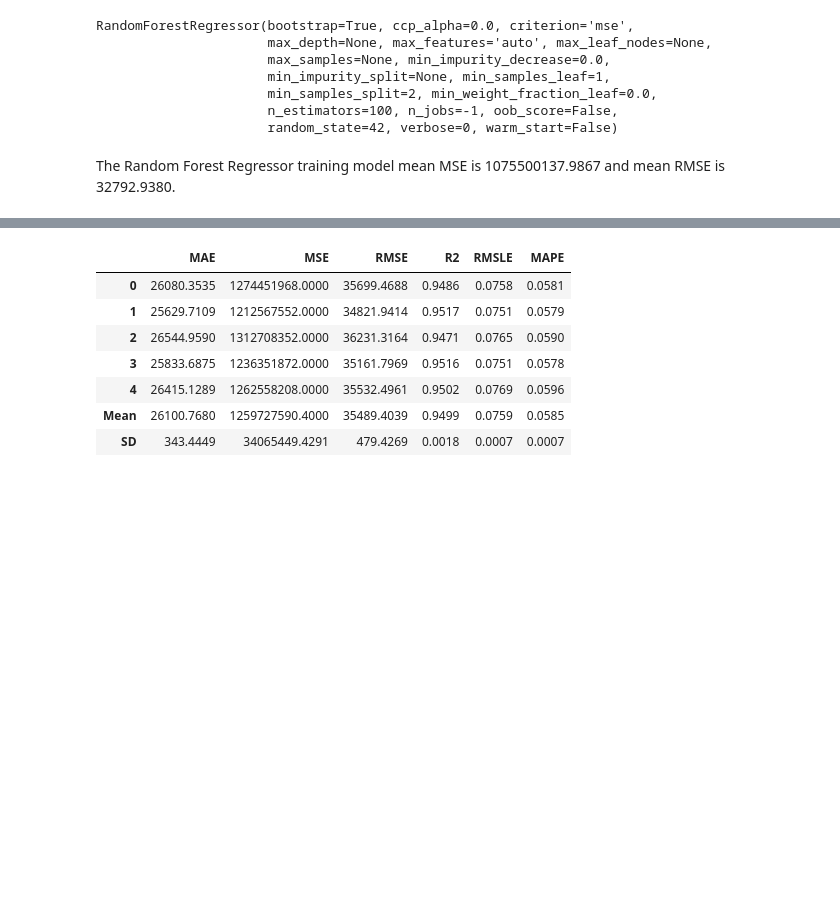
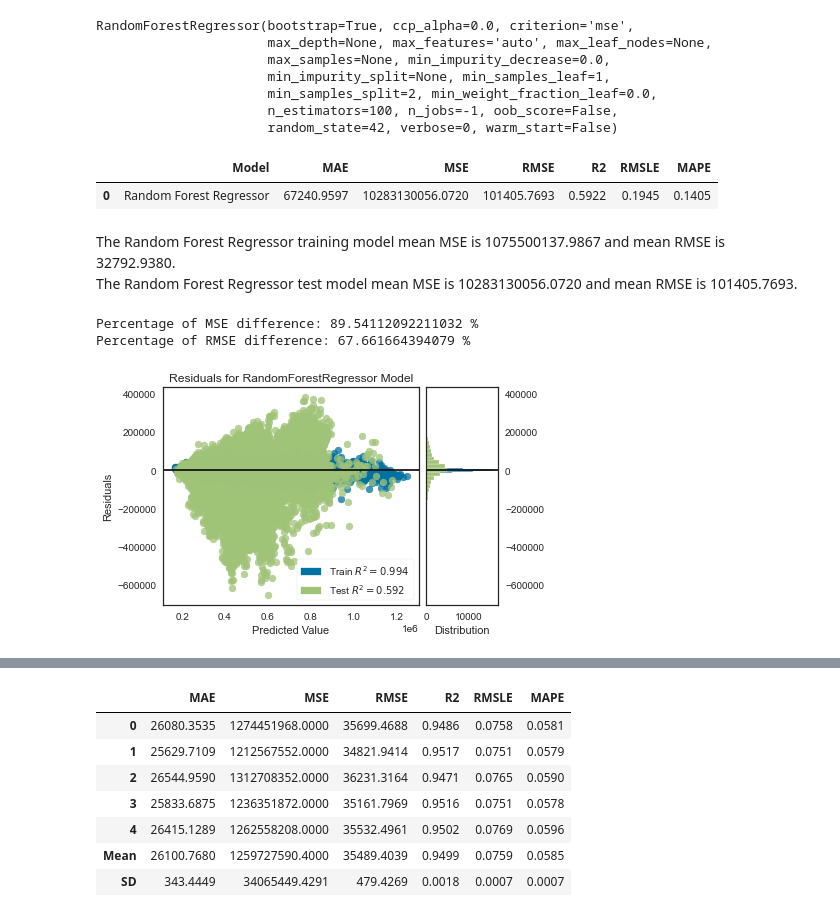
Before and after one commit to ElangSetiawan/sg-hdb-resale, a Jupyter notebook: notebooks/Elang-SG-HDB-Resale-Model.ipynb, the cells around one changed output, grey strips where cells are left out. Cells and saved outputs as stored; diff of their text form; code cells hidden in the pictures; blank space fills up the shorter version.

```diff
--- a/notebooks/Elang-SG-HDB-Resale-Model.ipynb
+++ b/notebooks/Elang-SG-HDB-Resale-Model.ipynb
@@ -263,5 +265,28 @@ RandomForestRegressor(bootstrap=True, ccp_alpha=0.0, criterion='mse',
                       min_samples_split=2, min_weight_fraction_leaf=0.0,
                       n_estimators=100, n_jobs=-1, oob_score=False,
                       random_state=42, verbose=0, warm_start=False)
+# %%
+df_predict_rf = predict_model(rf_reg101)
+# %% [output]
+|  | Model | MAE | MSE | RMSE | R2 | RMSLE | MAPE |
+| 0 | Random Forest Regressor | 67240.9597 | 10283130056.0720 | 101405.7693 | 0.5922 | 0.1945 | 0.1405 |
 # %% [markdown]
-The Random Forest Regressor training model mean MSE is 1075500137.9867 and mean RMSE is 32792.9380.
+The Random Forest Regressor training model mean MSE is 1075500137.9867 and mean RMSE is 32792.9380. <br>
+The Random Forest Regressor test model mean MSE is 10283130056.0720 and mean RMSE is 101405.7693.
+# %%
+MSE_diff = abs(1-(1075500137.9867/10283130056.0720))
+RMSE_diff = abs(1-(32792.9380/101405.7693))
+
+
+# if this is between 1-2%, then no overfitting.
+print("Percentage of MSE difference:", MSE_diff*100.00, "%")
+print("Percentage of RMSE difference:", RMSE_diff*100.00, "%")
+
+#This is an overfitted model
+# %% [output]
+Percentage of MSE difference: 89.54112092211032 %
+Percentage of RMSE difference: 67.661664394079 %
+# %%
+plot_model(rf_reg101)
+# %% [output]
+[figure, added]
```
Also changed, not shown: parts of 21 cells of this notebook.
